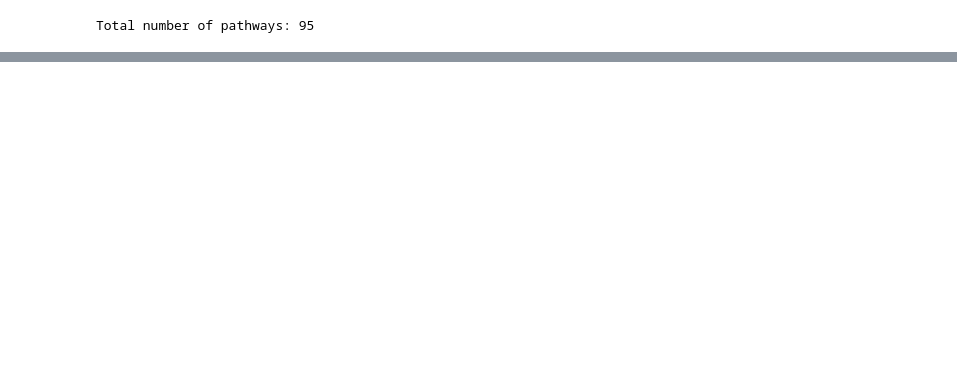
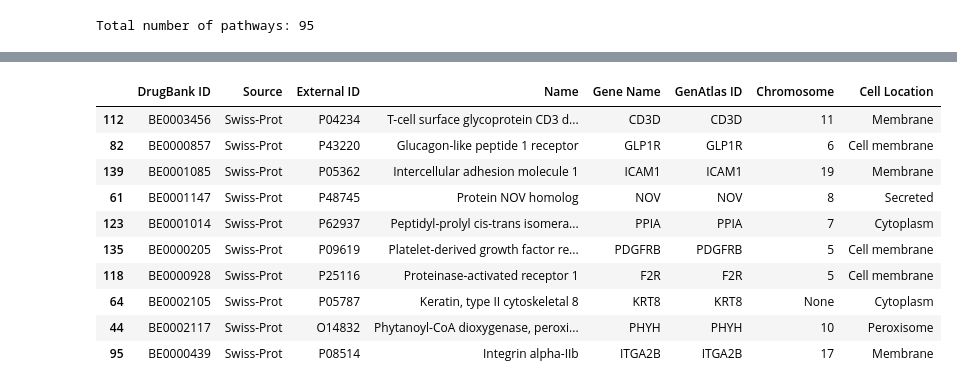
Before and after one commit to MaciejWisniewskiK/PythonProject, a Jupyter notebook: main.ipynb, the cells around one changed output, grey strips where cells are left out. Cells and saved outputs as stored; diff of their text form; code cells hidden in the pictures; blank space fills up the shorter version.

```diff
--- a/main.ipynb
+++ b/main.ipynb
@@ -235,0 +236,56 @@ plt.show()
+# %%
+#7) Utworzyć ramkę danych zawierającą informacje o białkach, z którymi poszczególne leki
+#wchodzą w interakcje. Białka te to tzw. targety. Ramka danych powinna zawierać
+#przynajmniej DrugBank ID targetu, informację o zewnętrznej bazie danych (ang. *source*,
+#np. Swiss-Prot), identyfikator w zewnętrznej bazie danych, nazwę polipeptydu, nazwę genu
+#kodującego polipeptyd, identyfikator genu GenAtlas ID, numer chromosomu, umiejscowienie
+#w komórce. (4 pkt)
+
+data = {
+    "DrugBank ID": [],
+    "Source": [],
+    "External ID": [],
+    "Name": [],
+    "Gene Name": [],
+    "GenAtlas ID": [],
+    "Chromosome": [],
+    "Cell Location": [],
+}
+
+for drug in root.findall("db:drug", ns):
+    for target in drug.findall("db:targets/db:target", ns):
+        polypeptide = target.find("db:polypeptide", ns)
+        if polypeptide is None:
+            continue
+
+        data["DrugBank ID"].append(target.find("db:id", ns).text)
+        data["Source"].append(polypeptide.get("source"))
+        data["External ID"].append(polypeptide.get("id"))
+        data["Name"].append(polypeptide.find("db:name", ns).text)
+        data["Gene Name"].append(polypeptide.find("db:gene-name", ns).text)
+        data["Chromosome"].append(polypeptide.find("db:chromosome-location", ns).text)
+        data["Cell Location"].append(polypeptide.find("db:cellular-location", ns).text)
+
+        for ext_id in polypeptide.findall("db:external-identifiers/db:external-identifier", ns):
+            if ext_id.find("db:resource", ns).text == "GenAtlas":
+                data["GenAtlas ID"].append(ext_id.find("db:identifier", ns).text)
+                break
+        if (len(data["GenAtlas ID"]) < len(data["DrugBank ID"])):
+            data["GenAtlas ID"].append(None)
+
+df = pd.DataFrame(data)
+df.drop_duplicates(inplace=True)
+df.reset_index(drop=True, inplace=True)
+display(df.sample(10))
+# %% [output]
+|  | DrugBank ID | Source | External ID | Name | Gene Name | GenAtlas ID | Chromosome | Cell Location |
+| 112 | BE0003456 | Swiss-Prot | P04234 | T-cell surface glycoprotein CD3 d... | CD3D | CD3D | 11 | Membrane |
+| 82 | BE0000857 | Swiss-Prot | P43220 | Glucagon-like peptide 1 receptor | GLP1R | GLP1R | 6 | Cell membrane |
+| 139 | BE0001085 | Swiss-Prot | P05362 | Intercellular adhesion molecule 1 | ICAM1 | ICAM1 | 19 | Membrane |
+| 61 | BE0001147 | Swiss-Prot | P48745 | Protein NOV homolog | NOV | NOV | 8 | Secreted |
+| 123 | BE0001014 | Swiss-Prot | P62937 | Peptidyl-prolyl cis-trans isomera... | PPIA | PPIA | 7 | Cytoplasm |
+| 135 | BE0000205 | Swiss-Prot | P09619 | Platelet-derived growth factor re... | PDGFRB | PDGFRB | 5 | Cell membrane |
+| 118 | BE0000928 | Swiss-Prot | P25116 | Proteinase-activated receptor 1 | F2R | F2R | 5 | Cell membrane |
+| 64 | BE0002105 | Swiss-Prot | P05787 | Keratin, type II cytoskeletal 8 | KRT8 | KRT8 | None | Cytoplasm |
+| 44 | BE0002117 | Swiss-Prot | O14832 | Phytanoyl-CoA dioxygenase, peroxi... | PHYH | PHYH | 10 | Peroxisome |
+| 95 | BE0000439 | Swiss-Prot | P08514 | Integrin alpha-IIb | ITGA2B | ITGA2B | 17 | Membrane |
```
Also changed, not shown: parts of 4 cells of this notebook.
